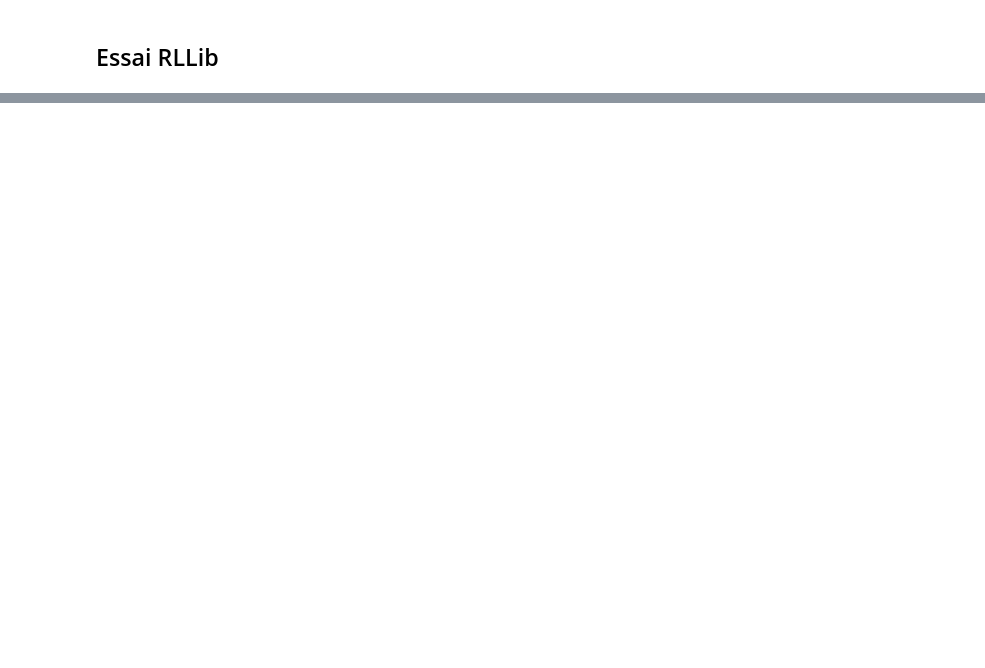
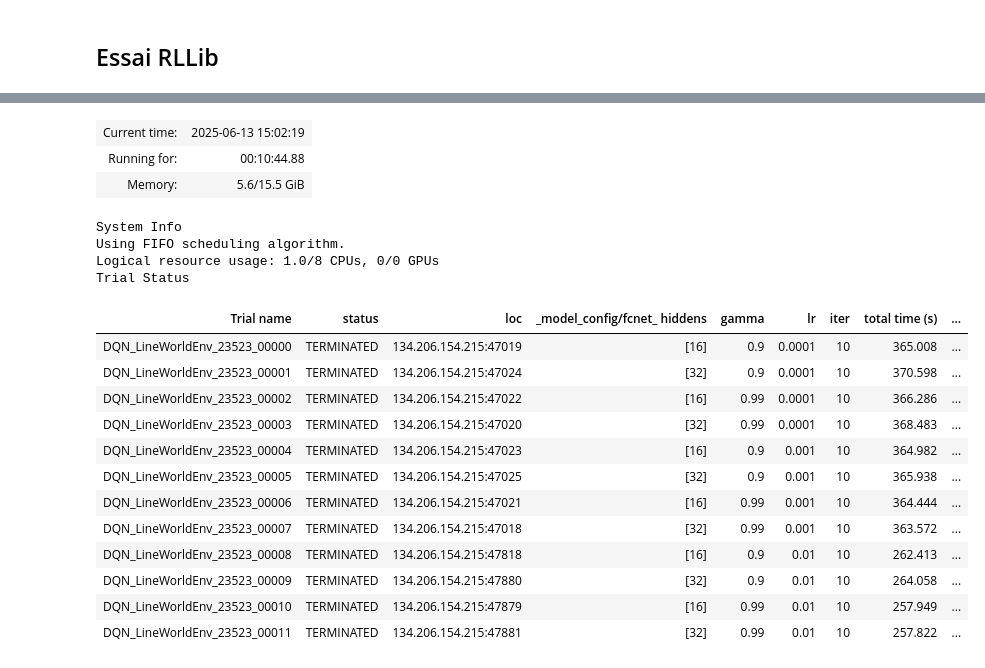
Before and after one commit to Enzo-Claeyssen/jeux_iteres_part1, a Jupyter notebook: couloir_part2.ipynb, the cells around one changed output, grey strips where cells are left out. Saved outputs shown, nothing was run; the diff lists cells and outputs as text; code cells hidden in the pictures; blank space fills up the shorter version.

```diff
--- a/couloir_part2.ipynb
+++ b/couloir_part2.ipynb
@@ -67,19 +207,38 @@ config = (
         LineWorldEnv,
         env_config = {'n_states' : 3},
     )
+
     .env_runners(
         # Observations are discrete (ints) -> We need to flatten (one-hot) them.
         env_to_module_connector=lambda env: FlattenObservations(),
     )
+
+
+    # Specify a simple tune hyperparameter sweep.
+    .training(
+        lr = tune.grid_search([0.001, 0.01, 0.1]),
+        gamma = tune.grid_search([0.9, 0.99])
+    )
+
+    .rl_module(
+        model_config = {
+            "fcnet_hiddens" : tune.grid_search([[2], [8], [16], [32]])
+        }
+    )
 )
 
 
-algo = config.build_algo()
 
-
-for _ in range(2):
-    algo.train()
-
-
-module = algo.get_module()
+# Create a Tuner instance to manage the trials.
+tuner = tune.Tuner(
+    config.algo_class,
+    param_space=config,
+    # Specify a stopping criterion. Note that the criterion has to match one of the
+    # pretty printed result metrics from the results returned previously by
+    run_config=train.RunConfig(
+        stop={"num_env_steps_sampled_lifetime": 10000},
+    ),
+)
+# Run the Tuner and capture the results.
+results = tuner.fit()
 # %% [output]
@@ -86,0 +246,20 @@ module = algo.get_module()
+| Current time: | 2025-06-13 15:02:19 |
+| Running for: | 00:10:44.88 |
+| Memory: | 5.6/15.5 GiB |
+System Info
+Using FIFO scheduling algorithm.
+Logical resource usage: 1.0/8 CPUs, 0/0 GPUs
+Trial Status
+| Trial name | status | loc | _model_config/fcnet_ hiddens | gamma | lr | iter | total time (s) | ... |
+| DQN_LineWorldEnv_23523_00000 | TERMINATED | 134.206.154.215:47019 | [16] | 0.9 | 0.0001 | 10 | 365.008 | ... |
+| DQN_LineWorldEnv_23523_00001 | TERMINATED | 134.206.154.215:47024 | [32] | 0.9 | 0.0001 | 10 | 370.598 | ... |
+| DQN_LineWorldEnv_23523_00002 | TERMINATED | 134.206.154.215:47022 | [16] | 0.99 | 0.0001 | 10 | 366.286 | ... |
+| DQN_LineWorldEnv_23523_00003 | TERMINATED | 134.206.154.215:47020 | [32] | 0.99 | 0.0001 | 10 | 368.483 | ... |
+| DQN_LineWorldEnv_23523_00004 | TERMINATED | 134.206.154.215:47023 | [16] | 0.9 | 0.001 | 10 | 364.982 | ... |
+| DQN_LineWorldEnv_23523_00005 | TERMINATED | 134.206.154.215:47025 | [32] | 0.9 | 0.001 | 10 | 365.938 | ... |
+| DQN_LineWorldEnv_23523_00006 | TERMINATED | 134.206.154.215:47021 | [16] | 0.99 | 0.001 | 10 | 364.444 | ... |
+| DQN_LineWorldEnv_23523_00007 | TERMINATED | 134.206.154.215:47018 | [32] | 0.99 | 0.001 | 10 | 363.572 | ... |
+| DQN_LineWorldEnv_23523_00008 | TERMINATED | 134.206.154.215:47818 | [16] | 0.9 | 0.01 | 10 | 262.413 | ... |
+| DQN_LineWorldEnv_23523_00009 | TERMINATED | 134.206.154.215:47880 | [32] | 0.9 | 0.01 | 10 | 264.058 | ... |
+| DQN_LineWorldEnv_23523_00010 | TERMINATED | 134.206.154.215:47879 | [16] | 0.99 | 0.01 | 10 | 257.949 | ... |
+| DQN_LineWorldEnv_23523_00011 | TERMINATED | 134.206.154.215:47881 | [32] | 0.99 | 0.01 | 10 | 257.822 | ... |
```
Also changed, not shown: parts of 10 cells of this notebook, 2 other files.
